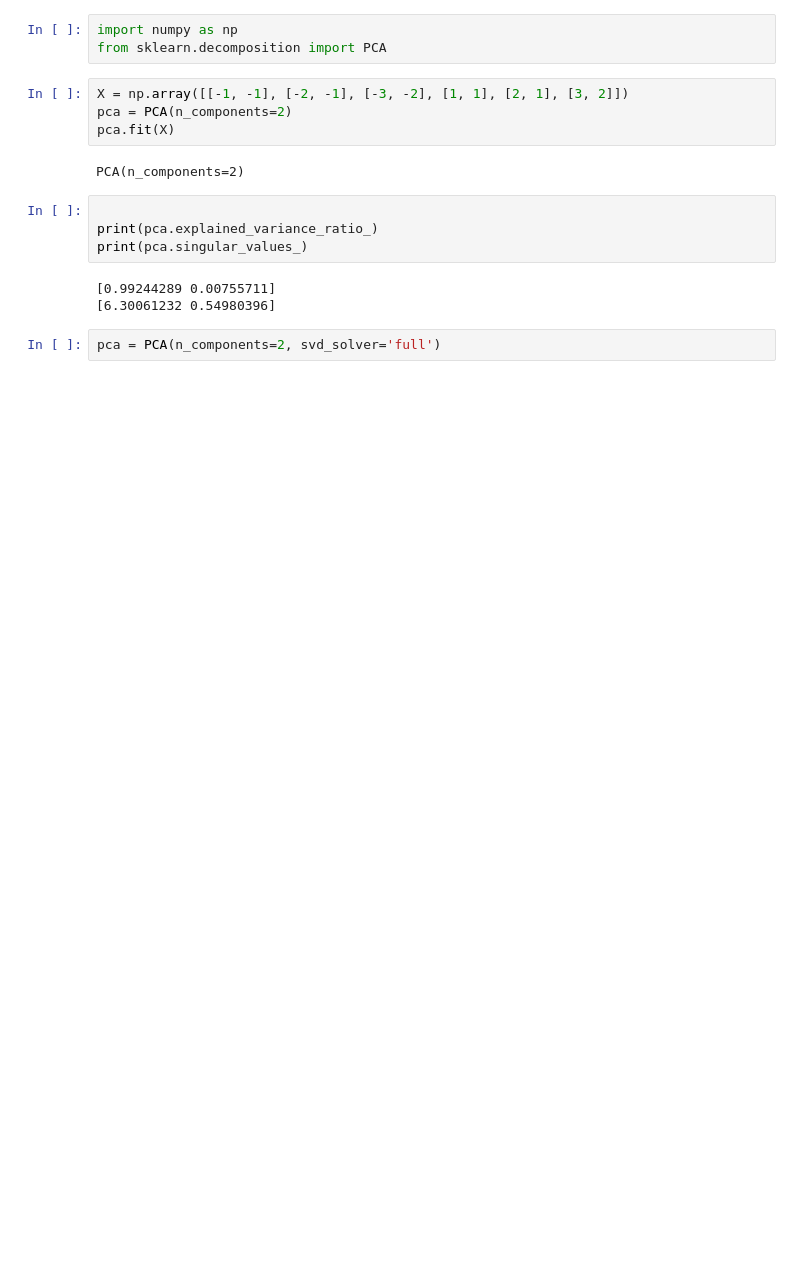
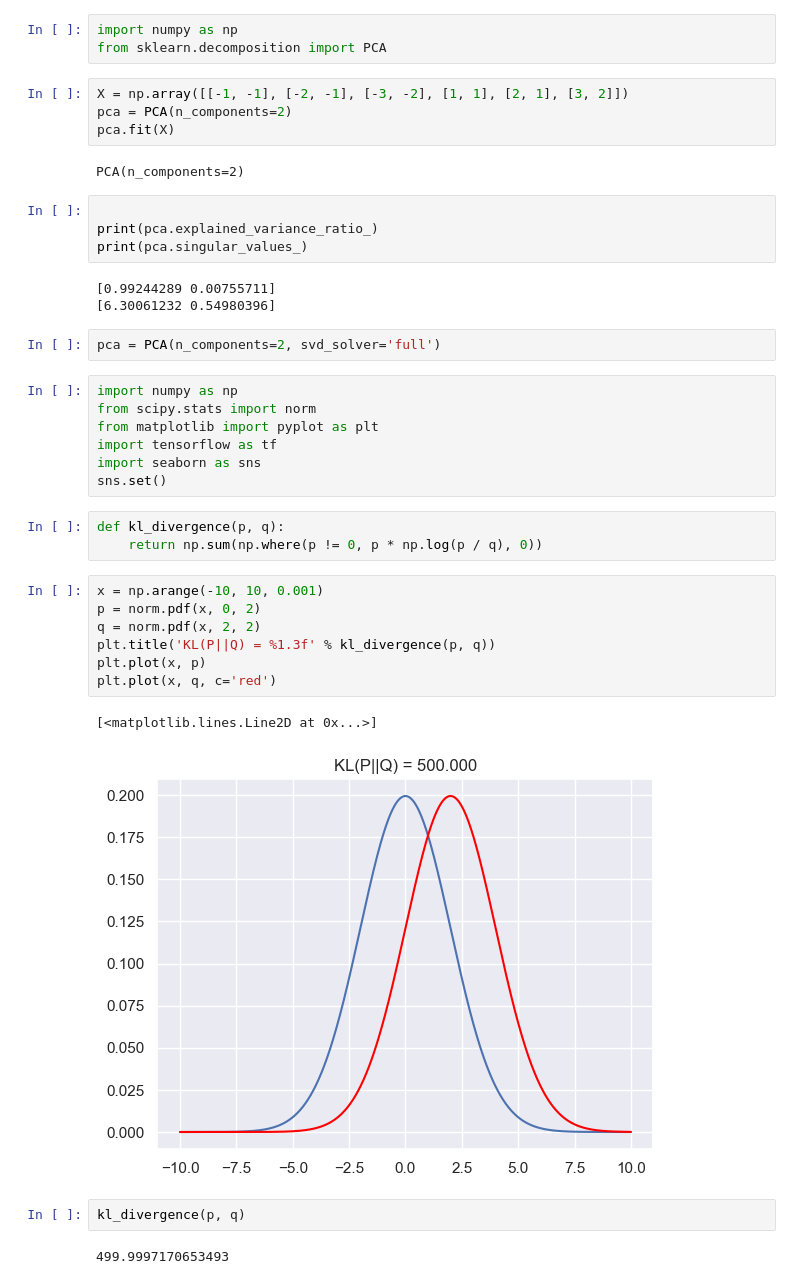
Before and after one commit to Sharday/Enhancing_patient_stratification_explainable_AI, a Jupyter notebook: multiv_normal.ipynb, the cells around one changed output. Drawn from its saved outputs; the diff is of its cells as text; blank space fills up the shorter version.

```diff
--- a/multiv_normal.ipynb
+++ b/multiv_normal.ipynb
@@ -47,3 +47,27 @@ print(pca.singular_values_)
 [6.30061232 0.54980396]
 # %%
 pca = PCA(n_components=2, svd_solver='full')
+# %%
+import numpy as np
+from scipy.stats import norm
+from matplotlib import pyplot as plt
+import tensorflow as tf
+import seaborn as sns
+sns.set()
+# %%
+def kl_divergence(p, q):
+    return np.sum(np.where(p != 0, p * np.log(p / q), 0))
+# %%
+x = np.arange(-10, 10, 0.001)
+p = norm.pdf(x, 0, 2)
+q = norm.pdf(x, 2, 2)
+plt.title('KL(P||Q) = %1.3f' % kl_divergence(p, q))
+plt.plot(x, p)
+plt.plot(x, q, c='red')
+# %% [output]
+[<matplotlib.lines.Line2D at 0x...>]
+[figure, added]
+# %%
+kl_divergence(p, q)
+# %% [output]
+499.9997170653493
```
Also changed, not shown: parts of 9 cells of this notebook, 7 other files.
